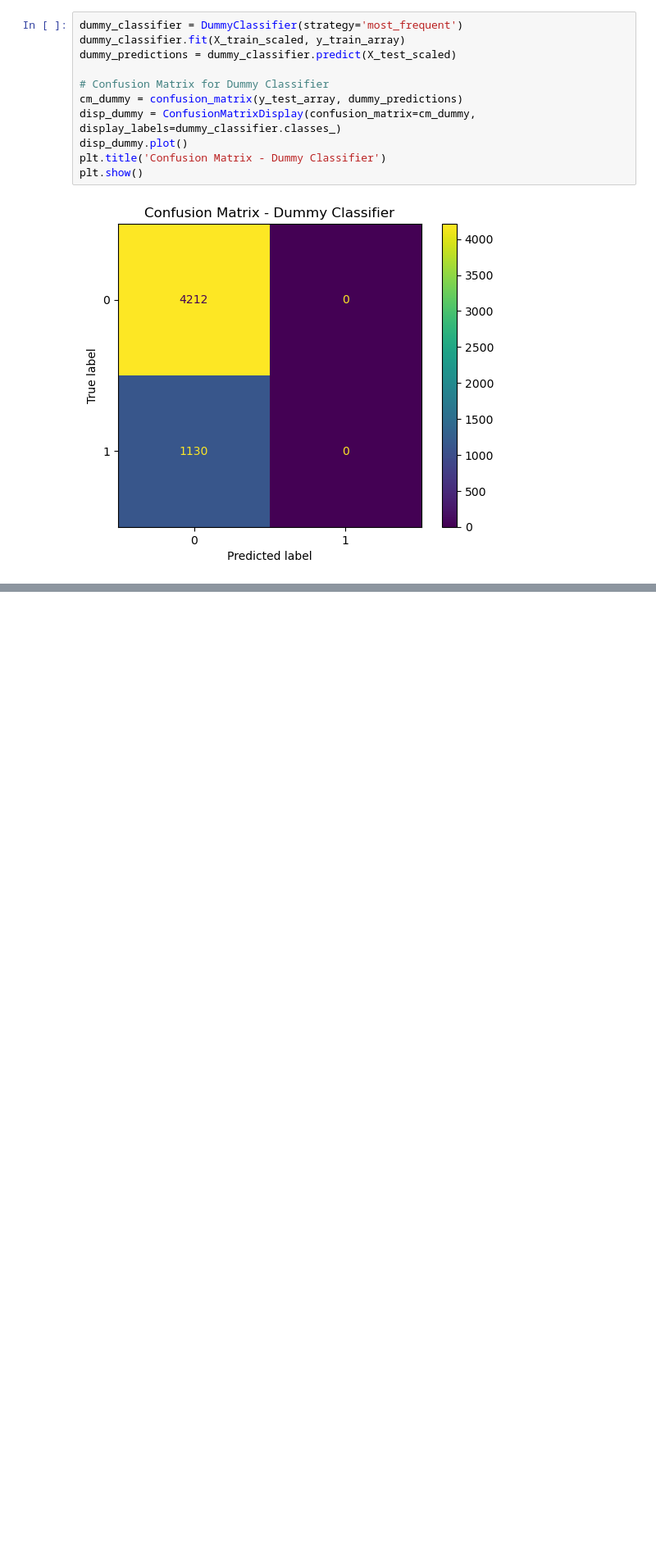
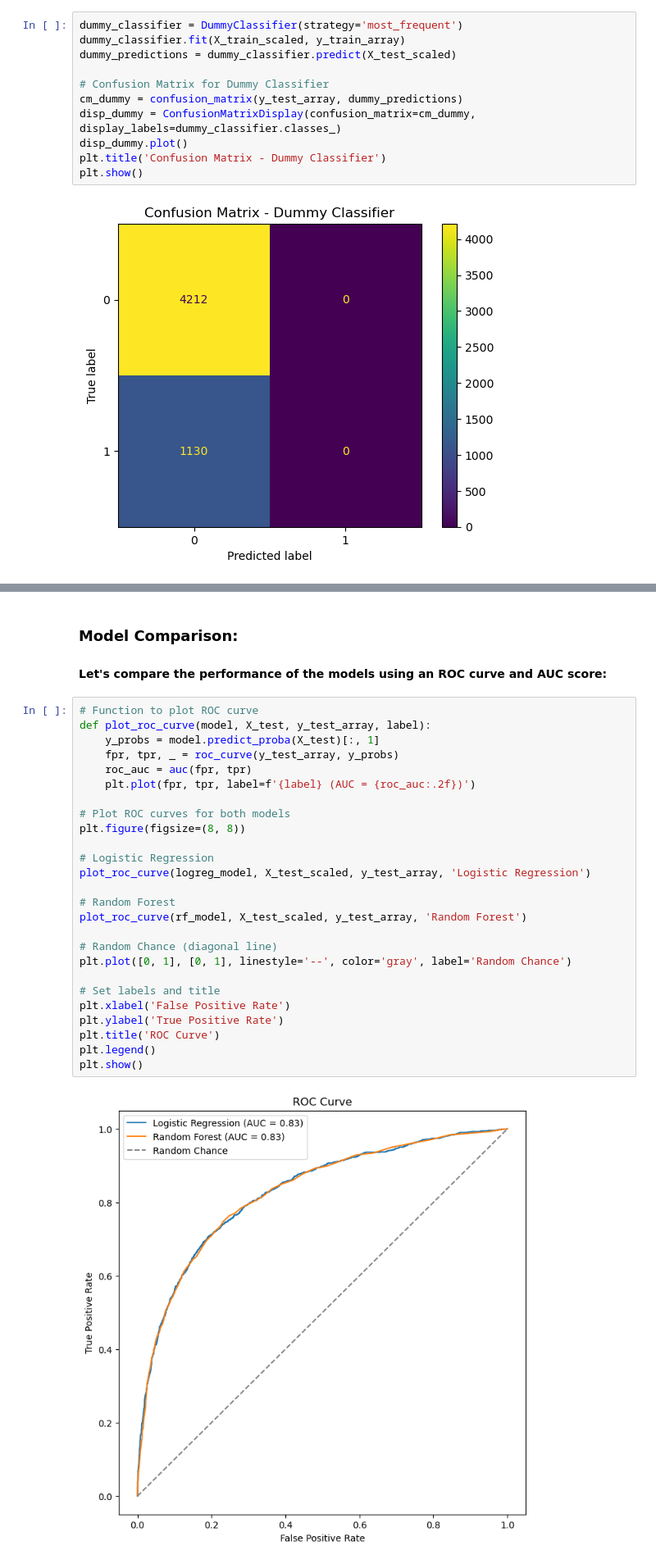
Before and after one commit to Daniel-Muruthi/flu_vaccination, a Jupyter notebook: index.ipynb, the cells around one changed output, grey strips where cells are left out. Shown at 82% size. Saved outputs shown, nothing was run; the diff lists cells and outputs as text; blank space fills up the shorter version.

Commit message:
Model-Comparison-Receiver Operating Characteristic - Area Under the Curve score

```diff
--- a/index.ipynb
+++ b/index.ipynb
@@ -519,0 +520,31 @@ weighted avg       0.83      0.84      0.82      5342
+# %% [markdown]
+### Model Comparison:
+#### Let's compare the performance of the models using an ROC curve and AUC score:
+# %%
+# Function to plot ROC curve
+def plot_roc_curve(model, X_test, y_test_array, label):
+    y_probs = model.predict_proba(X_test)[:, 1]
+    fpr, tpr, _ = roc_curve(y_test_array, y_probs)
+    roc_auc = auc(fpr, tpr)
+    plt.plot(fpr, tpr, label=f'{label} (AUC = {roc_auc:.2f})')
+
+# Plot ROC curves for both models
+plt.figure(figsize=(8, 8))
+
+# Logistic Regression
+plot_roc_curve(logreg_model, X_test_scaled, y_test_array, 'Logistic Regression')
+
+# Random Forest
+plot_roc_curve(rf_model, X_test_scaled, y_test_array, 'Random Forest')
+
+# Random Chance (diagonal line)
+plt.plot([0, 1], [0, 1], linestyle='--', color='gray', label='Random Chance')
+
+# Set labels and title
+plt.xlabel('False Positive Rate')
+plt.ylabel('True Positive Rate')
+plt.title('ROC Curve')
+plt.legend()
+plt.show()
+# %% [output]
+[figure, added]
```
Also changed, not shown: parts of 9 cells of this notebook.
